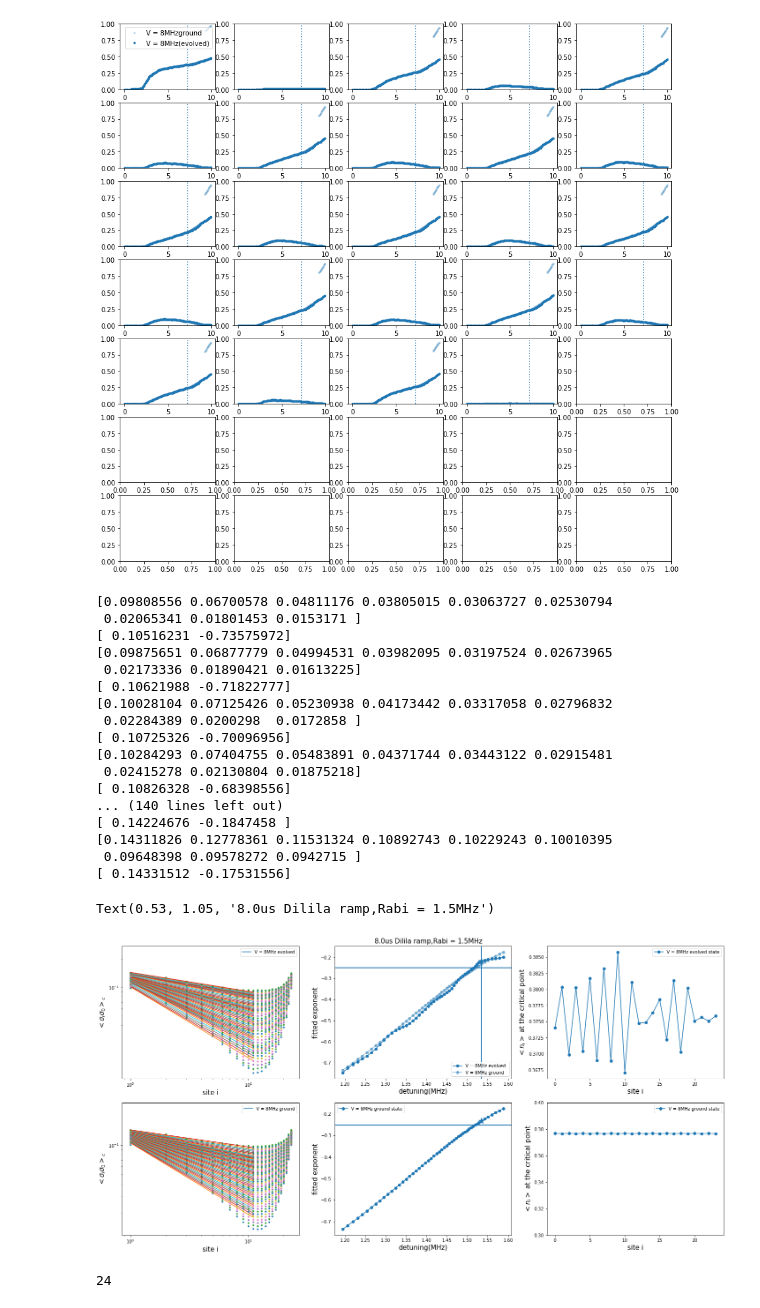
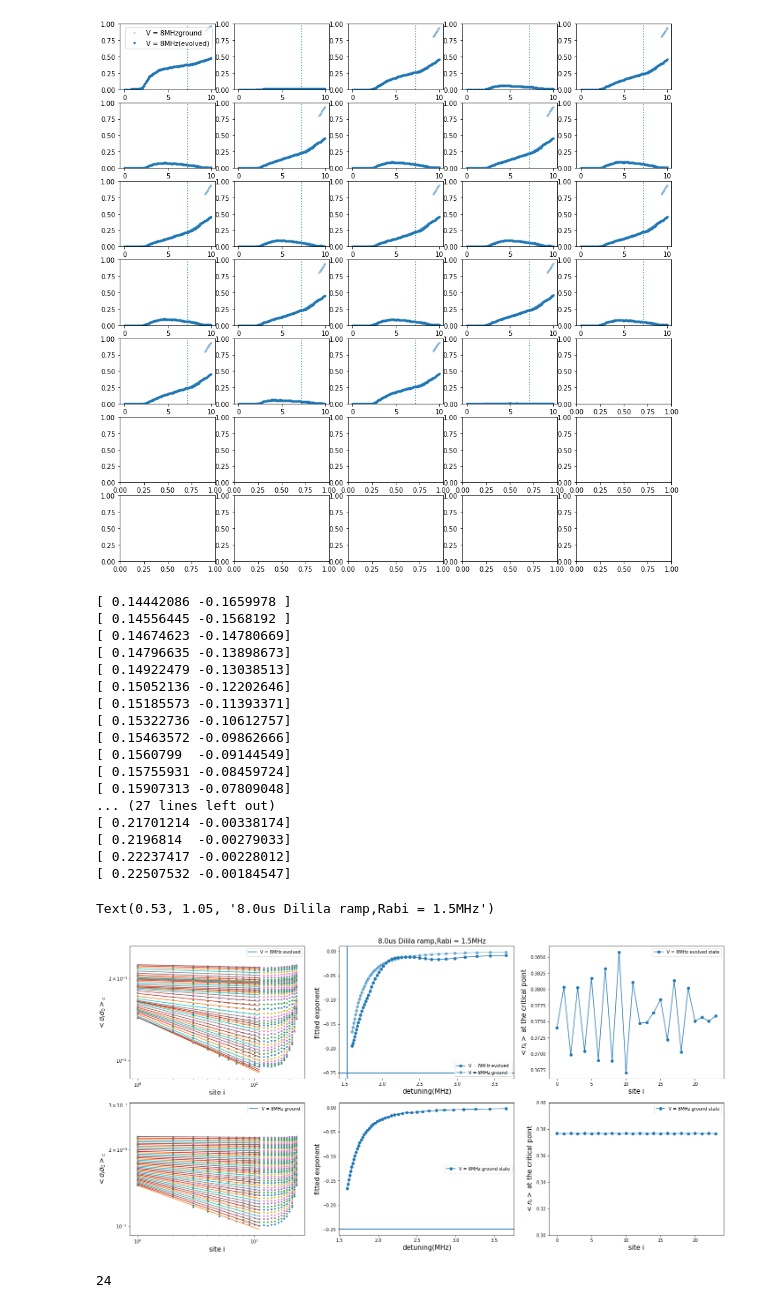
Before and after one commit to nacs-lab/yw-data, a Jupyter notebook: tenpy_results/interaction_effect_24sites.ipynb, the cells around one changed output. Saved outputs shown, nothing was run; the diff lists cells and outputs as text; code cells hidden in the pictures.

```diff
--- a/tenpy_results/interaction_effect_24sites.ipynb
+++ b/tenpy_results/interaction_effect_24sites.ipynb
@@ -283,8 +298,8 @@ fs = 15
 ms = 1
 # the detuning range of interest
 spacing = 1 # *0.052us
-intial_detuning =1.2
-final_detuning = 1.6
+intial_detuning =1.6
+final_detuning = 4
 def power_law(x, a, b):
     return a * x**b
 marker_list = ['s','o','v','^']
@@ -315,7 +330,7 @@ for i_n,i in enumerate(range(len(N))):
         fit_range = int(N[i]/2-2)
         xdata = np.arange(1,fit_range)
         ydata = sigma_2_list[i][t_id,1:fit_range]
-        print(ydata)
+        #print(sigma_2_list[i][t_id])
         params, params_covariance= curve_fit(power_law, xdata, ydata)
         xfit = np.linspace(1, fit_range+1, 100)
         yfit = power_law(xfit, params[0], params[1])
@@ -363,51 +378,51 @@ for i_n,i in enumerate(range(len(N))):
     ax[0,0].set_ylabel('$<\sigma_i\sigma_0>_c$',fontsize = fs)
     ax[1,0].legend()
 
    #ax[0,2].set_ylim([0.3,0.4])
     ax[0,2].set_xlabel('site i',fontsize = fs)
     ax[0,2].set_ylabel('$<n_i>$ at the critical point',fontsize = fs)
     ax[0,2].legend()
 
     exponent_g_list.append(exponent_g)
     ax[1,0].set_xlabel('site i',fontsize = fs)
     ax[1,0].set_ylabel('$<\sigma_i\sigma_0>_c$',fontsize = fs)
 
     ax[1,2].set_ylim([0.3,0.4])
     ax[1,2].set_xlabel('site i',fontsize = fs)
     ax[1,2].set_ylabel('$<n_i>$ at the critical point',fontsize = fs)
     ax[1,2].legend()
 
     ax[0,0].set_xscale('log')
     ax[0,0].set_yscale('log')
     ax[1,0].set_xscale('log')
     ax[1,0].set_yscale('log')
     fig.tight_layout()
 title = str(selected_data[0]['params']['T_DiLILA'])+'us Dilila ramp,'+'Rabi = '+str(selected_data[0]['params']['Omega'])+'MHz'
 
 ax[0,1].set_title(title,fontsize=fs,x=0.53,y=1.05)
 
 # print('Correlatorof the evolved state'+ str(np.round(sigma2,5)))
 # print('Correlator of the ground state'+ str(np.round(sigma2_g,5)
 # %% [output]
-[0.09808556 0.06700578 0.04811176 0.03805015 0.03063727 0.02530794
- 0.02065341 0.01801453 0.0153171 ]
-[ 0.10516231 -0.73575972]
-[0.09875651 0.06877779 0.04994531 0.03982095 0.03197524 0.02673965
- 0.02173336 0.01890421 0.01613225]
-[ 0.10621988 -0.71822777]
-[0.10028104 0.07125426 0.05230938 0.04173442 0.03317058 0.02796832
- 0.02284389 0.0200298  0.0172858 ]
-[ 0.10725326 -0.70096956]
-[0.10284293 0.07404755 0.05483891 0.04371744 0.03443122 0.02915481
- 0.02415278 0.02130804 0.01875218]
-[ 0.10826328 -0.68398556]
-... (140 lines left out)
-[ 0.14224676 -0.1847458 ]
-[0.14311826 0.12778361 0.11531324 0.10892743 0.10229243 0.10010395
- 0.09648398 0.09578272 0.0942715 ]
-[ 0.14331512 -0.17531556]
+[ 0.14442086 -0.1659978 ]
+[ 0.14556445 -0.1568192 ]
+[ 0.14674623 -0.14780669]
+[ 0.14796635 -0.13898673]
+[ 0.14922479 -0.13038513]
+[ 0.15052136 -0.12202646]
+[ 0.15185573 -0.11393371]
+[ 0.15322736 -0.10612757]
+[ 0.15463572 -0.09862666]
+[ 0.1560799  -0.09144549]
+[ 0.15755931 -0.08459724]
+[ 0.15907313 -0.07809048]
+... (27 lines left out)
+[ 0.21701214 -0.00338174]
+[ 0.2196814  -0.00279033]
+[ 0.22237417 -0.00228012]
+[ 0.22507532 -0.00184547]
 Text(0.53, 1.05, '8.0us Dilila ramp,Rabi = 1.5MHz')
-[figure, old version]
+[figure, new version]
 # %%
 sampled_x = np.arange(0,2.5,0.1)
 sampled_y = []
```
Also changed, not shown: parts of 9 cells of this notebook, 33 other files.
